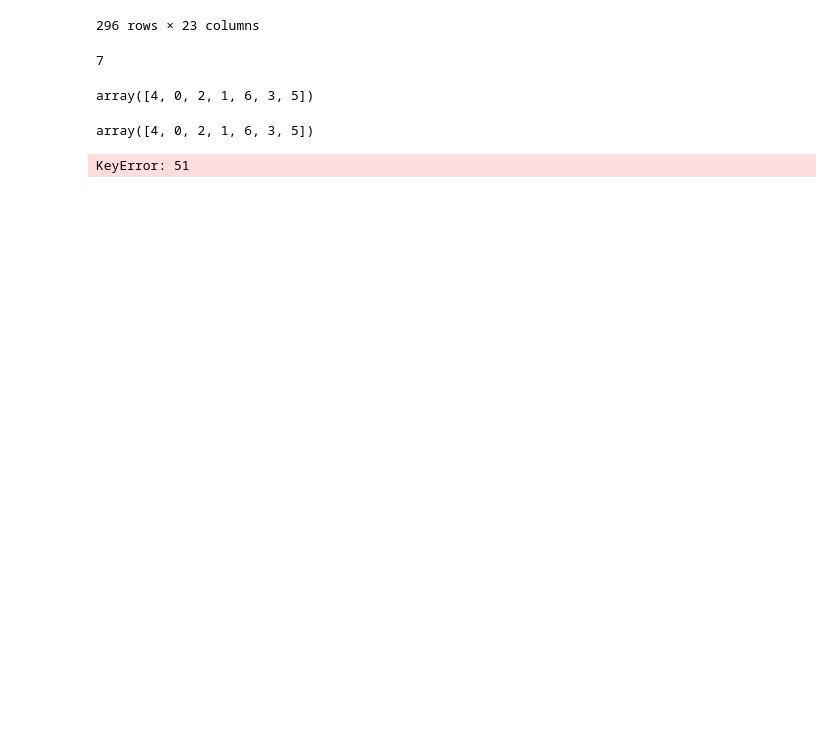
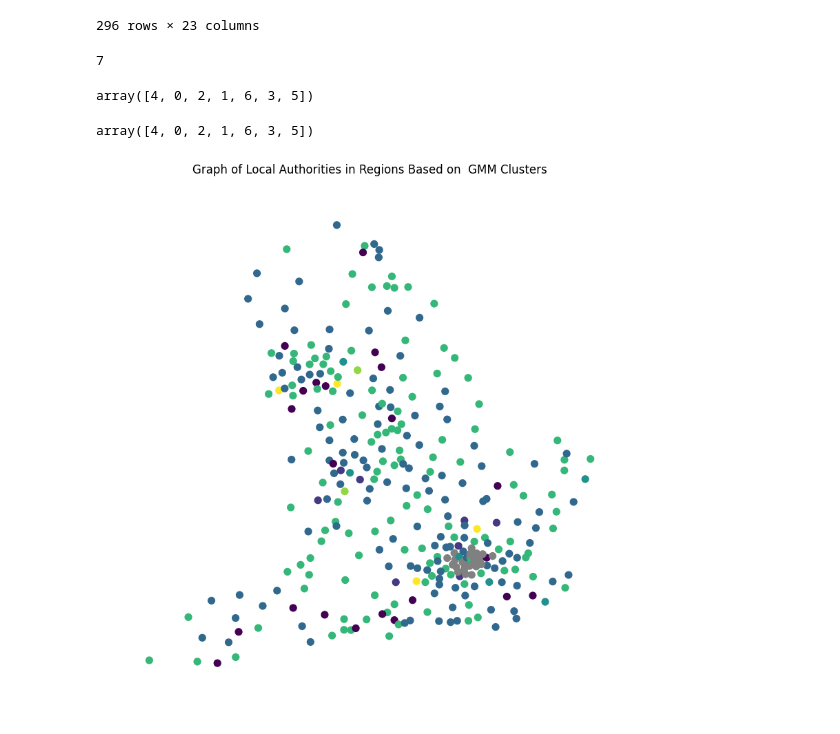
Before and after one commit to OlajideFemi/Carbon-Footprint, a Jupyter notebook: Untitled9.ipynb, the cells around one changed output. Cells and saved outputs as stored; diff of their text form; code cells hidden in the pictures; blank space fills up the shorter version.

```diff
--- a/Untitled9.ipynb
+++ b/Untitled9.ipynb
@@ -435,35 +435,40 @@ cluster_colors = {cluster_id: color for cluster_id, color in zip(cluster_ids, co
 # %%
 import matplotlib.pyplot as plt
 import networkx as nx
 import numpy as np
 
 # Assuming 'G' is your graph and 'filtered_gdf_' contains the cluster assignments
 # Add cluster info to each node in G
+#for index, row in filtered_gdf_.iterrows():
+#    G.nodes[index]['cluster'] = row['clusters']
+
 for index, row in filtered_gdf_.iterrows():
-    G.nodes[index]['cluster'] = row['clusters']
+    if G.has_node(index):  # Check if the node exists in G
+        G.nodes[index]['cluster'] = row['clusters']
+
 
 # Generate a color map based on the cluster assignments
 # Assuming a maximum of 'n' clusters, adjust 'n' as necessary
 # n = filtered_gdf_['clusters'].nunique()
 # color_map = plt.cm.get_cmap('viridis', n)
 # node_colors = [color_map(G.nodes[node]['cluster']) for node in G.nodes()]
 
 # Modified part to assign colors to nodes based on their cluster, with a fallback color
 node_colors = []
 for node in G.nodes():
     cluster = G.nodes[node].get('cluster')  # Use .get() to avoid KeyError
     if cluster is not None and cluster in cluster_colors:
         node_colors.append(cluster_colors[cluster])
     else:
         node_colors.append('grey')  # Fallback color if cluster data is missing
 
 # Draw the graph with node colors based on clusters
 fig, ax = plt.subplots(figsize=(10, 10))
-nx.draw(G, pos, ax=ax, node_size=50, node_color=node_colors, edge_color='gray', width=1)
+nx.draw(G, pos, ax=ax, node_size=50, node_color=node_colors, edge_color='WHITE', width=1)
 plt.title('Graph of Local Authorities in Regions Based on  GMM Clusters')
 plt.show()
 # %% [output]
-KeyError: 51
+[figure, added]
 # %%
 # Modified part to assign colors to nodes based on their cluster, with a fallback color
 node_colors = []
```
Also changed, not shown: parts of 14 cells of this notebook.
